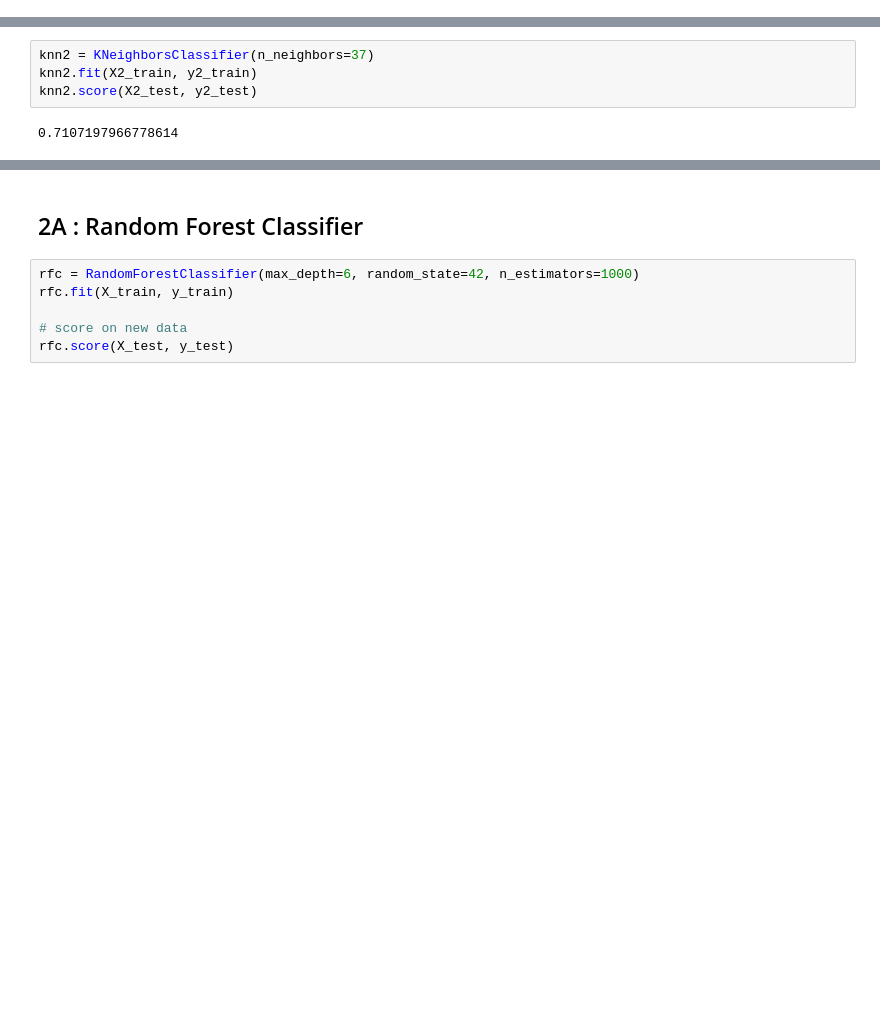
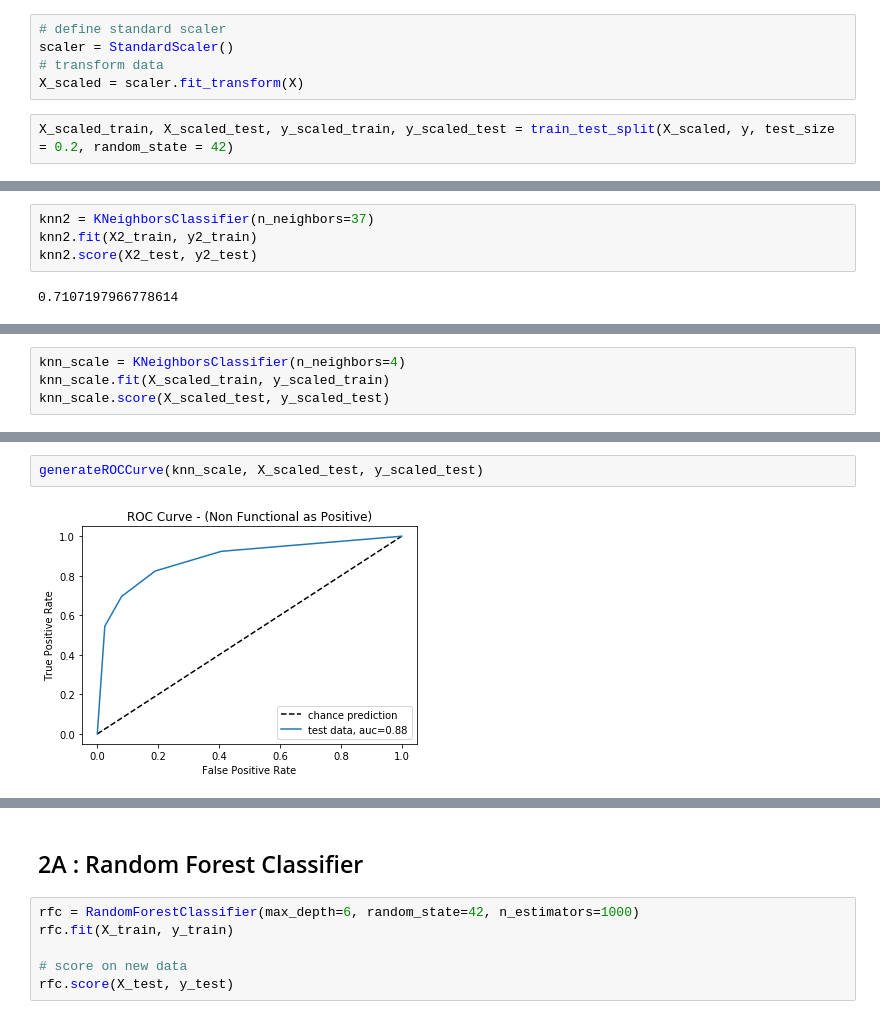
Before and after one commit to JayWang64/SpringboardDS, a Jupyter notebook: _Capstone 2/Report 2/notebooks/capstone project 2 - part 3 - machine learning model.ipynb, the cells around one changed output, grey strips where cells are left out. Saved outputs shown, nothing was run; the diff lists cells and outputs as text; blank space fills up the shorter version.

```diff
--- a/_Capstone 2/Report 2/notebooks/capstone project 2 - part 3 - machine learning model.ipynb
+++ b/_Capstone 2/Report 2/notebooks/capstone project 2 - part 3 - machine learning model.ipynb
@@ -121,3 +126,10 @@ X_fact_train, X_fact_test, y_fact_train, y_fact_test = train_test_split(X_fact,
+# %%
+# define standard scaler
+scaler = StandardScaler()
+# transform data
+X_scaled = scaler.fit_transform(X)
+# %%
+X_scaled_train, X_scaled_test, y_scaled_train, y_scaled_test = train_test_split(X_scaled, y, test_size = 0.2, random_state = 42)
 # %% [markdown]
 ## helper functions for modelling
 # %%
@@ -328,0 +359,4 @@ knn2.score(X2_test, y2_test)
+# %%
+knn_scale = KNeighborsClassifier(n_neighbors=4)
+knn_scale.fit(X_scaled_train, y_scaled_train)
+knn_scale.score(X_scaled_test, y_scaled_test)
@@ -328,0 +385,4 @@ knn2.score(X2_test, y2_test)
+# %%
+generateROCCurve(knn_scale, X_scaled_test, y_scaled_test)
+# %% [output]
+[figure, added]
```
Also changed, not shown: parts of 40 cells of this notebook.
